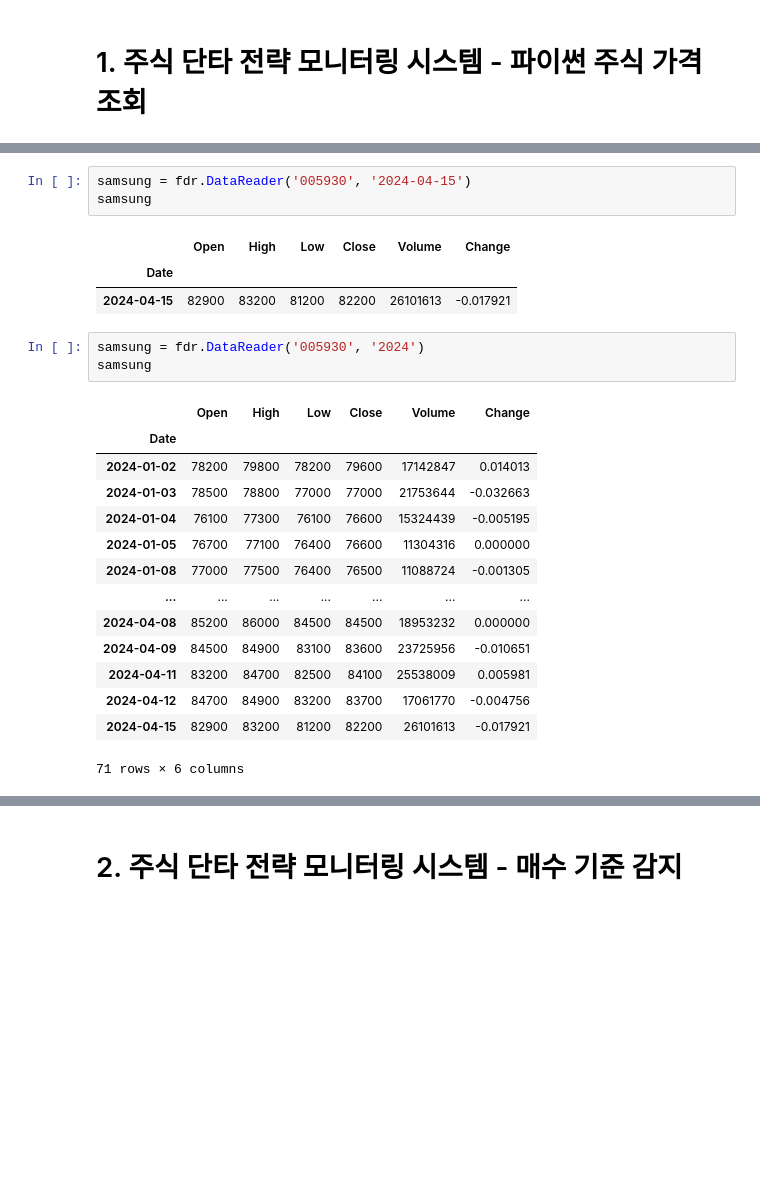
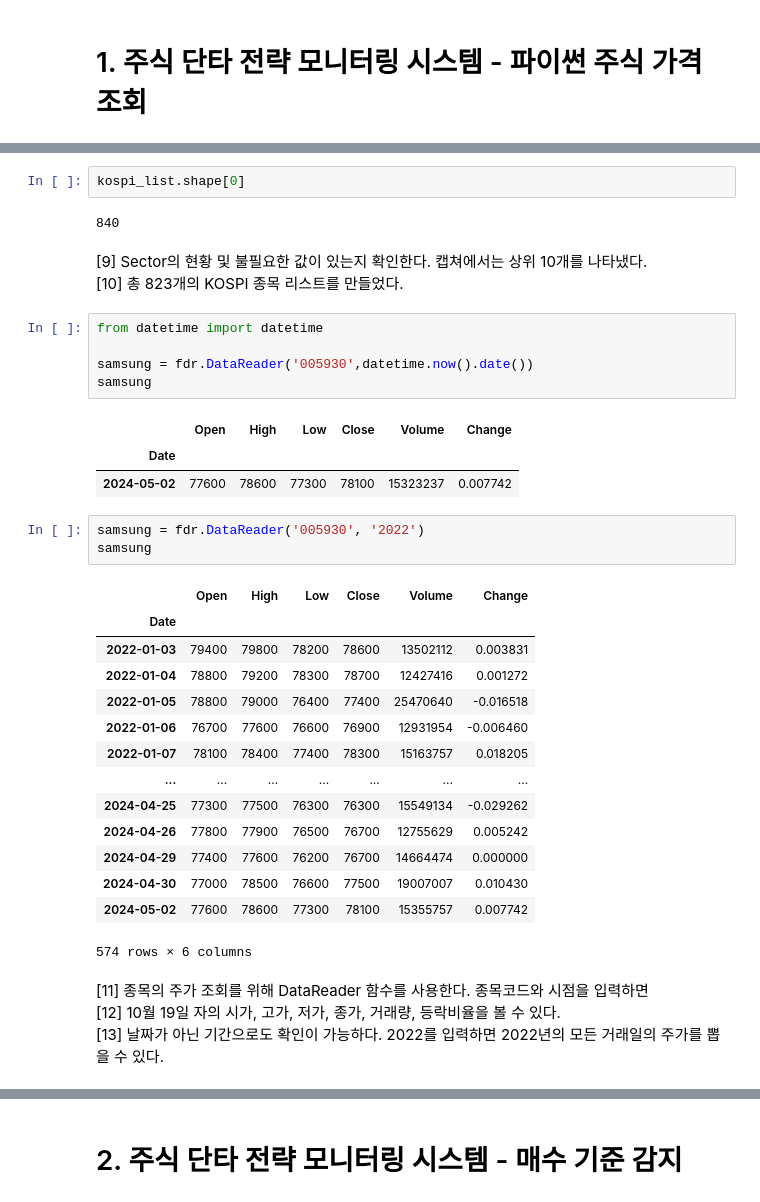
Before and after one commit to kusool72/python, a Jupyter notebook: 주식 단타 전략 모니터링.ipynb, the cells around one changed output, grey strips where cells are left out. Saved outputs shown, nothing was run; the diff lists cells and outputs as text; blank space fills up the shorter version.

```diff
--- a/주식 단타 전략 모니터링.ipynb
+++ b/주식 단타 전략 모니터링.ipynb
@@ -56,25 +137,38 @@ df_krx[df_krx['Name'].str.contains('KODEX')].head() # ETF목록 빠지는 듯...
+# %%
+kospi_list.shape[0]
+# %% [output]
+840
+# %% [markdown]
+[9] Sector의 현황 및 불필요한 값이 있는지 확인한다. 캡쳐에서는 상위 10개를 나타냈다.
+[10] 총 823개의 KOSPI 종목 리스트를 만들었다.
 # %%
-samsung = fdr.DataReader('005930', '2024-04-15')
+from datetime import datetime
+
+samsung = fdr.DataReader('005930',datetime.now().date())
 samsung
 # %% [output]
 |  | Open | High | Low | Close | Volume | Change |
 | Date |  |  |  |  |  |  |
-| 2024-04-15 | 82900 | 83200 | 81200 | 82200 | 26101613 | -0.017921 |
+| 2024-05-02 | 77600 | 78600 | 77300 | 78100 | 15323237 | 0.007742 |
 # %%
-samsung = fdr.DataReader('005930', '2024')
+samsung = fdr.DataReader('005930', '2022')
 samsung
 # %% [output]
 |  | Open | High | Low | Close | Volume | Change |
 | Date |  |  |  |  |  |  |
-| 2024-01-02 | 78200 | 79800 | 78200 | 79600 | 17142847 | 0.014013 |
-| 2024-01-03 | 78500 | 78800 | 77000 | 77000 | 21753644 | -0.032663 |
-| 2024-01-04 | 76100 | 77300 | 76100 | 76600 | 15324439 | -0.005195 |
-| 2024-01-05 | 76700 | 77100 | 76400 | 76600 | 11304316 | 0.000000 |
-| 2024-01-08 | 77000 | 77500 | 76400 | 76500 | 11088724 | -0.001305 |
+| 2022-01-03 | 79400 | 79800 | 78200 | 78600 | 13502112 | 0.003831 |
+| 2022-01-04 | 78800 | 79200 | 78300 | 78700 | 12427416 | 0.001272 |
+| 2022-01-05 | 78800 | 79000 | 76400 | 77400 | 25470640 | -0.016518 |
+| 2022-01-06 | 76700 | 77600 | 76600 | 76900 | 12931954 | -0.006460 |
+| 2022-01-07 | 78100 | 78400 | 77400 | 78300 | 15163757 | 0.018205 |
 | ... | ... | ... | ... | ... | ... | ... |
-| 2024-04-08 | 85200 | 86000 | 84500 | 84500 | 18953232 | 0.000000 |
-| 2024-04-09 | 84500 | 84900 | 83100 | 83600 | 23725956 | -0.010651 |
-| 2024-04-11 | 83200 | 84700 | 82500 | 84100 | 25538009 | 0.005981 |
-| 2024-04-12 | 84700 | 84900 | 83200 | 83700 | 17061770 | -0.004756 |
-| 2024-04-15 | 82900 | 83200 | 81200 | 82200 | 26101613 | -0.017921 |
+| 2024-04-25 | 77300 | 77500 | 76300 | 76300 | 15549134 | -0.029262 |
+| 2024-04-26 | 77800 | 77900 | 76500 | 76700 | 12755629 | 0.005242 |
+| 2024-04-29 | 77400 | 77600 | 76200 | 76700 | 14664474 | 0.000000 |
+| 2024-04-30 | 77000 | 78500 | 76600 | 77500 | 19007007 | 0.010430 |
+| 2024-05-02 | 77600 | 78600 | 77300 | 78100 | 15355757 | 0.007742 |
-71 rows × 6 columns
+574 rows × 6 columns
+# %% [markdown]
+[11] 종목의 주가 조회를 위해 DataReader 함수를 사용한다. 종목코드와 시점을 입력하면
+[12] 10월 19일 자의 시가, 고가, 저가, 종가, 거래량, 등락비율을 볼 수 있다.
+[13] 날짜가 아닌 기간으로도 확인이 가능하다. 2022를 입력하면 2022년의 모든 거래일의 주가를 뽑을 수 있다.
```
Also changed, not shown: parts of 86 cells of this notebook.
